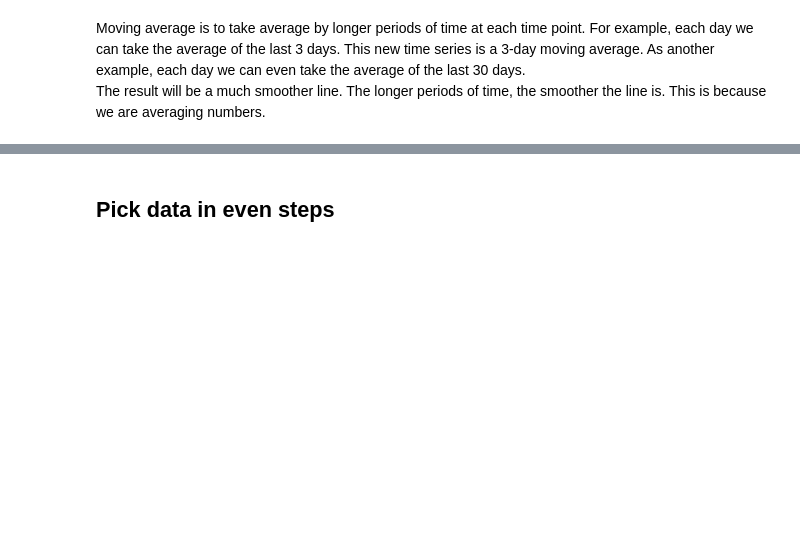
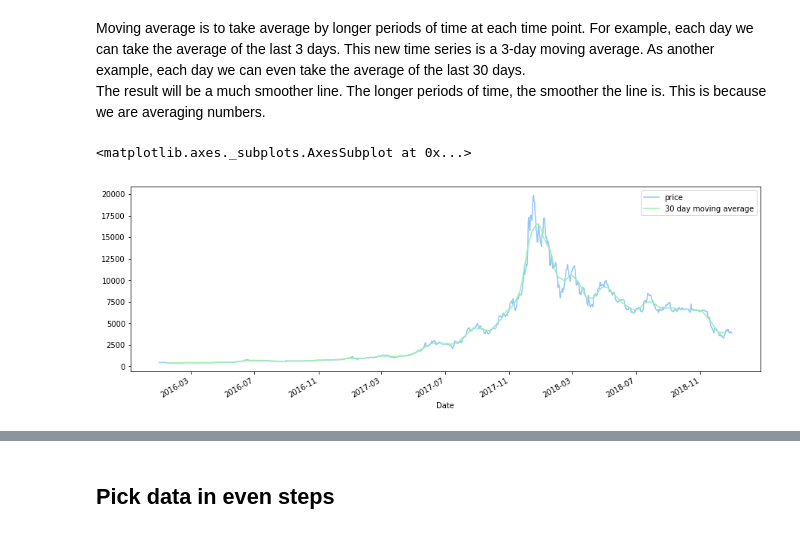
Before and after one commit to magicmathmandarin/IMO, a Jupyter notebook: Bitcoin Trade Time Series.ipynb, the cells around one changed output, grey strips where cells are left out. Cells and saved outputs as stored; diff of their text form; code cells hidden in the pictures; blank space fills up the shorter version.

```diff
--- a/Bitcoin Trade Time Series.ipynb
+++ b/Bitcoin Trade Time Series.ipynb
@@ -185,3 +197,12 @@ For example, each day we can take the average of the last 3 days.  This new time
 As another example, each day we can even take the average of the last 30 days.
 The result will be a much smoother line. The longer periods of time, the smoother the line is.
 This is because we are averaging numbers.
+# %%
+moving = price.rolling(30, center = True)
+# %%
+ma_price_30 = pd.DataFrame({'price':price, '30 day moving average': moving.mean()})
+# %%
+ma_price_30.plot(figsize = (15,5))
+# %% [output]
+<matplotlib.axes._subplots.AxesSubplot at 0x...>
+[figure, added]
```
Also changed, not shown: parts of 8 cells of this notebook.
